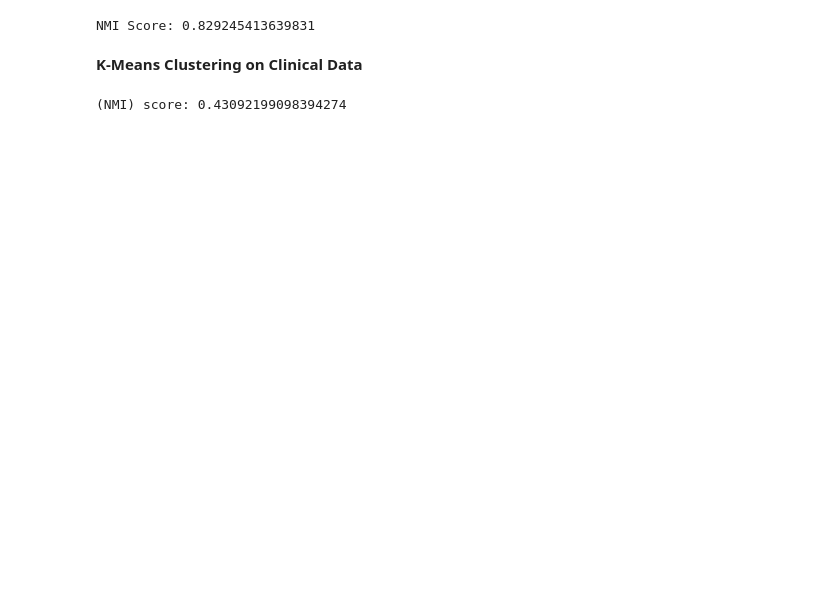
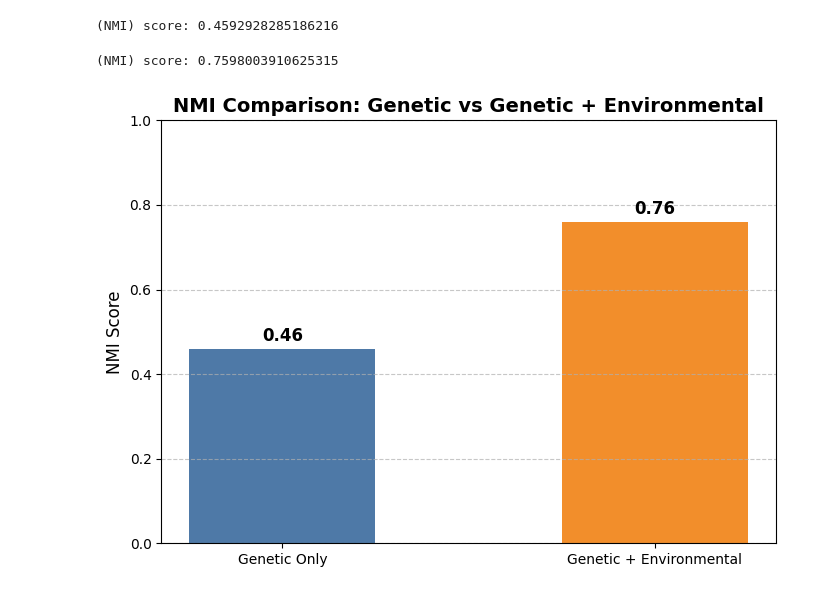
Before and after one commit to faizanmalikk/MultiView-Clustering, a Jupyter notebook: code.ipynb, the cells around one changed output. Drawn from its saved outputs; the diff is of its cells as text; code cells hidden in the pictures; blank space fills up the shorter version.

Commit message:
genetic + environmental

```diff
--- a/code.ipynb
+++ b/code.ipynb
@@ -258,18 +234,12 @@ Iteration 50/50
+# %%
+X, Z, true_labels = generate_synthetic_data()
 # %%
+result = run_algorithm(X, Z, K=K, random_seed=42)
+
+U = result['U']
 predicted_labels = np.argmax(U, axis=1)
-nmi_score = normalized_mutual_info_score(true_labels, predicted_labels)
-print(f"NMI Score: {nmi_score}")
+
+genetic_nmi = normalized_mutual_info_score(true_labels, predicted_labels)
+print("(NMI) score:", genetic_nmi)
 # %% [output]
-NMI Score: 0.829245413639831
+(NMI) score: 0.4592928285186216
-# %% [markdown]
-**K-Means Clustering on Clinical Data**
-# %%
-from sklearn.cluster import KMeans
-
-kmeans = KMeans(n_clusters=K, random_state=42)
-predicted_labels = kmeans.fit_predict(X)
-
-nmi = normalized_mutual_info_score(true_labels, predicted_labels)
-print("(NMI) score:", nmi)
-# %% [output]
-(NMI) score: 0.43092199098394274
@@ -275,0 +276,40 @@ print("(NMI) score:", nmi)
+# %%
+Z_nonlinear = apply_gene_environment_interaction(Z, true_labels, K)
+
+result2 = run_algorithm(X, Z_nonlinear, K=K, random_seed=42)
+
+U = result2['U']
+predicted_labels = np.argmax(U, axis=1)
+
+genetic_env_nmi = normalized_mutual_info_score(true_labels, predicted_labels)
+print("(NMI) score:", genetic_env_nmi)
+# %% [output]
+(NMI) score: 0.7598003910625315
+# %%
+import matplotlib.pyplot as plt
+
+nmi_scores = [genetic_nmi, genetic_env_nmi]
+labels = ['Genetic Only', 'Genetic + Environmental']
+
+# Bar colors
+colors = ['#4E79A7', '#F28E2B']  # Blue and orange
+
+# Plotting
+plt.figure(figsize=(7, 5))
+bars = plt.bar(labels, nmi_scores, color=colors, width=0.5)
+
+for bar in bars:
+    height = bar.get_height()
+    plt.text(bar.get_x() + bar.get_width()/2.0, height + 0.01, f"{height:.2f}",
+             ha='center', va='bottom', fontsize=12, fontweight='bold')
+
+# Chart aesthetics
+plt.title('NMI Comparison: Genetic vs Genetic + Environmental', fontsize=14, fontweight='bold')
+plt.ylabel('NMI Score', fontsize=12)
+plt.ylim(0, 1)
+plt.grid(axis='y', linestyle='--', alpha=0.7)
+
+plt.tight_layout()
+plt.show()
+# %% [output]
+[figure, added]
```
Also changed, not shown: parts of 18 cells of this notebook, 3 other files.
